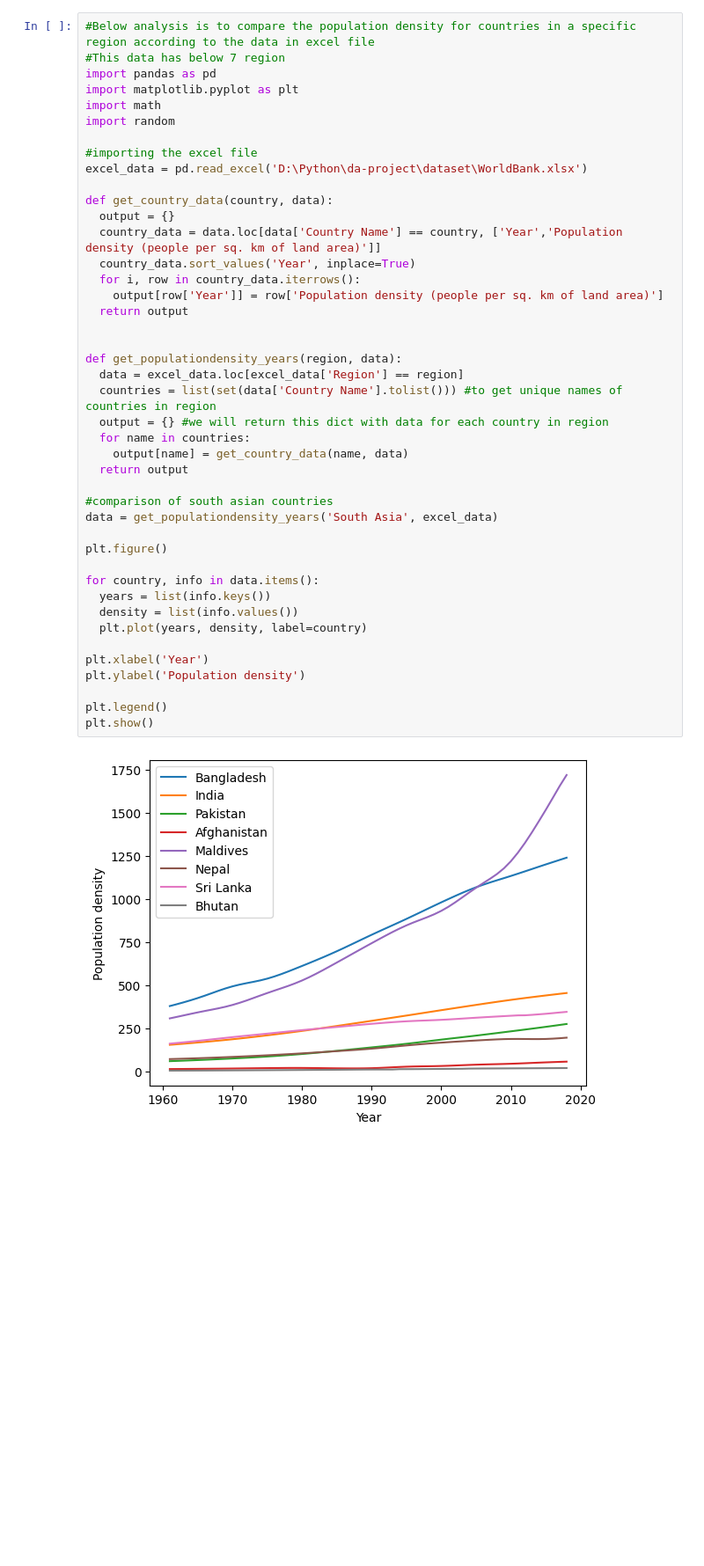
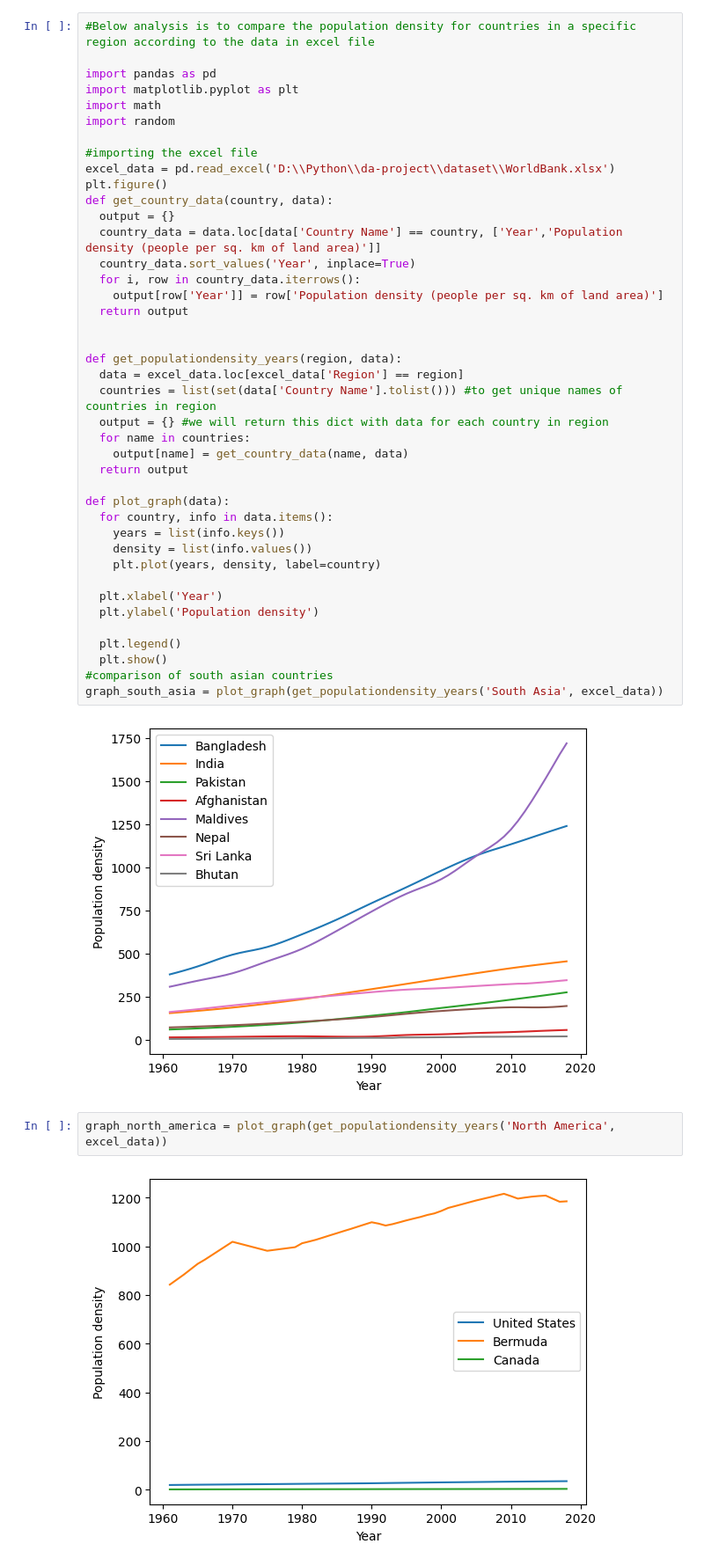
Before and after one commit to tusharx0809/da-project, a Jupyter notebook: population-density-region.ipynb, the cells around one changed output. Shown at 88% size. Cells and saved outputs as stored; diff of their text form; blank space fills up the shorter version.

Commit message:
graph-added

```diff
--- a/population-density-region.ipynb
+++ b/population-density-region.ipynb
@@ -1,14 +1,14 @@
 # %%
 #Below analysis is to compare the population density for countries in a specific region according to the data in excel file
-#This data has below 7 region
+
 import pandas as pd
 import matplotlib.pyplot as plt
 import math
 import random
 
 #importing the excel file
-excel_data = pd.read_excel('D:\Python\da-project\dataset\WorldBank.xlsx')
-
+excel_data = pd.read_excel('D:\\Python\\da-project\\dataset\\WorldBank.xlsx')
+plt.figure()
 def get_country_data(country, data):
   output = {}
   country_data = data.loc[data['Country Name'] == country, ['Year','Population density (people per sq. km of land area)']]
@@ -26,20 +26,22 @@ def get_populationdensity_years(region, data):
     output[name] = get_country_data(name, data)
   return output
 
+def plot_graph(data):
+  for country, info in data.items():
+    years = list(info.keys())
+    density = list(info.values())
+    plt.plot(years, density, label=country)
+
+  plt.xlabel('Year')
+  plt.ylabel('Population density')
+
+  plt.legend()
+  plt.show()
 #comparison of south asian countries
-data = get_populationdensity_years('South Asia', excel_data)
-
-plt.figure()
-
-for country, info in data.items():
-  years = list(info.keys())
-  density = list(info.values())
-  plt.plot(years, density, label=country)
-
-plt.xlabel('Year')
-plt.ylabel('Population density')
-
-plt.legend()
-plt.show()
+graph_south_asia = plot_graph(get_populationdensity_years('South Asia', excel_data))
 # %% [output]
 [figure]
+# %%
+graph_north_america = plot_graph(get_populationdensity_years('North America', excel_data))
+# %% [output]
+[figure, added]
```
